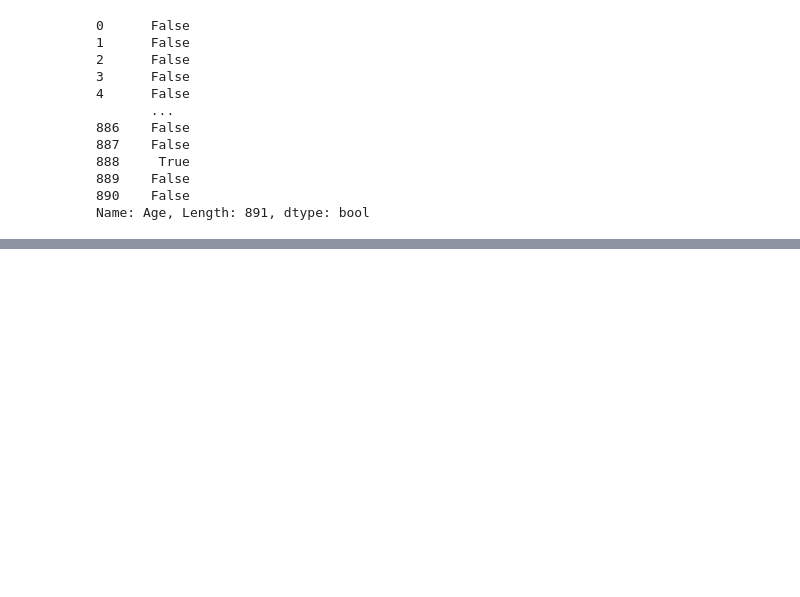
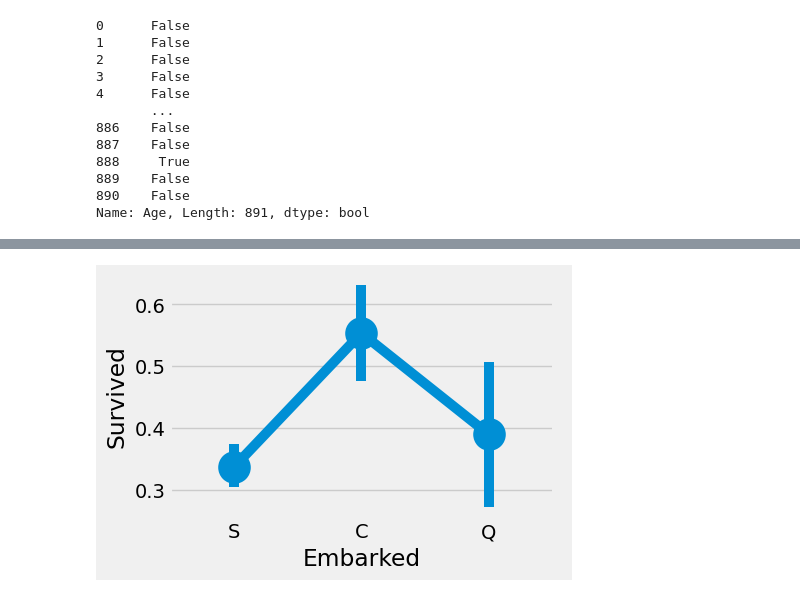
Before and after one commit to palanipsb/Python-Learning, a Jupyter notebook: Titanic Suvival Prediction.ipynb, the cells around one changed output, grey strips where cells are left out. Saved outputs shown, nothing was run; the diff lists cells and outputs as text; code cells hidden in the pictures; blank space fills up the shorter version.

```diff
--- a/Titanic Suvival Prediction.ipynb
+++ b/Titanic Suvival Prediction.ipynb
@@ -157,0 +195,7 @@ Name: Age, Length: 891, dtype: bool
+# %%
+sns.catplot(x='Embarked',y='Survived',kind='point', data=training_data)
+fig=plt.gcf()
+fig.set_size_inches(5,3)
+plt.show()
+# %% [output]
+[figure, added]
```
Also changed, not shown: parts of 10 cells of this notebook.
